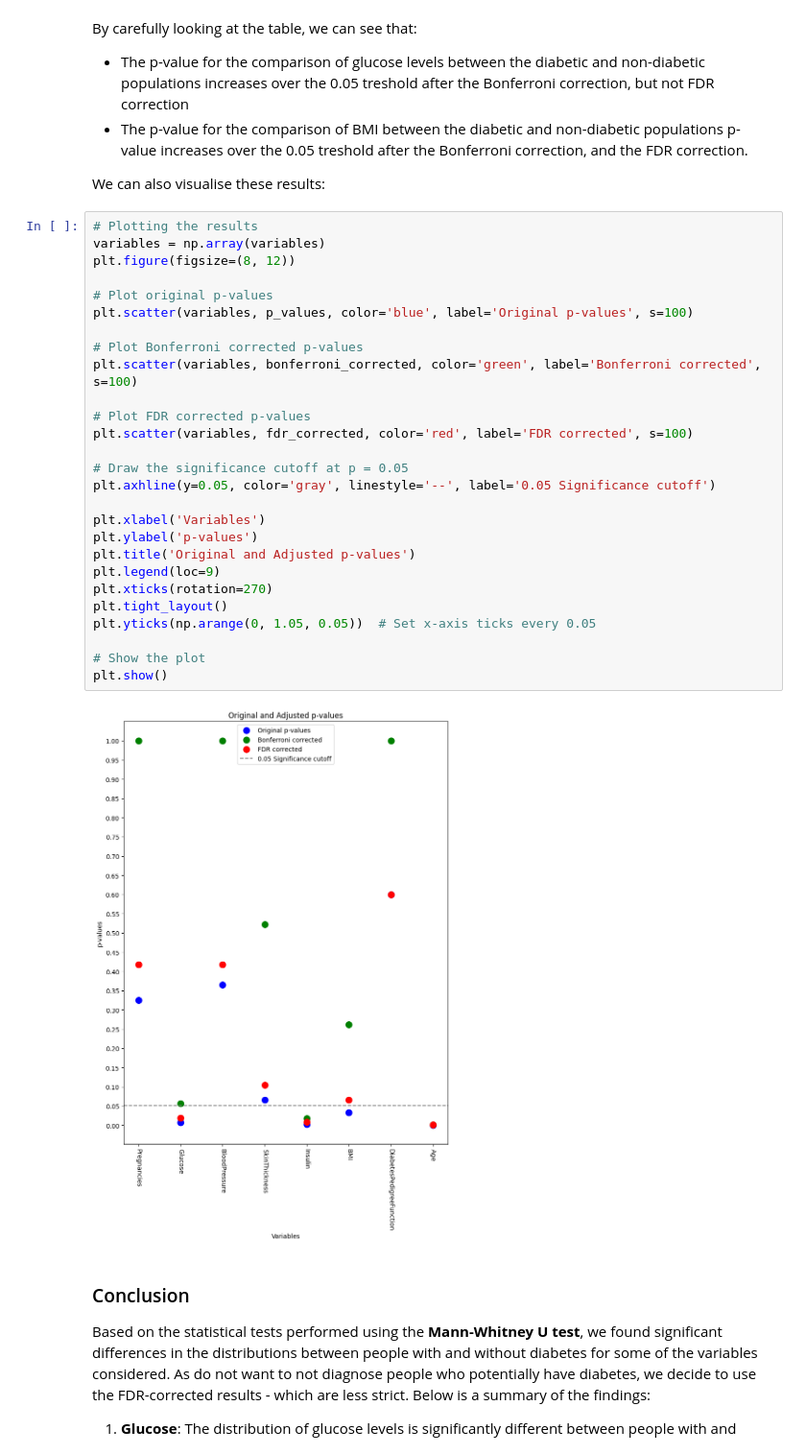
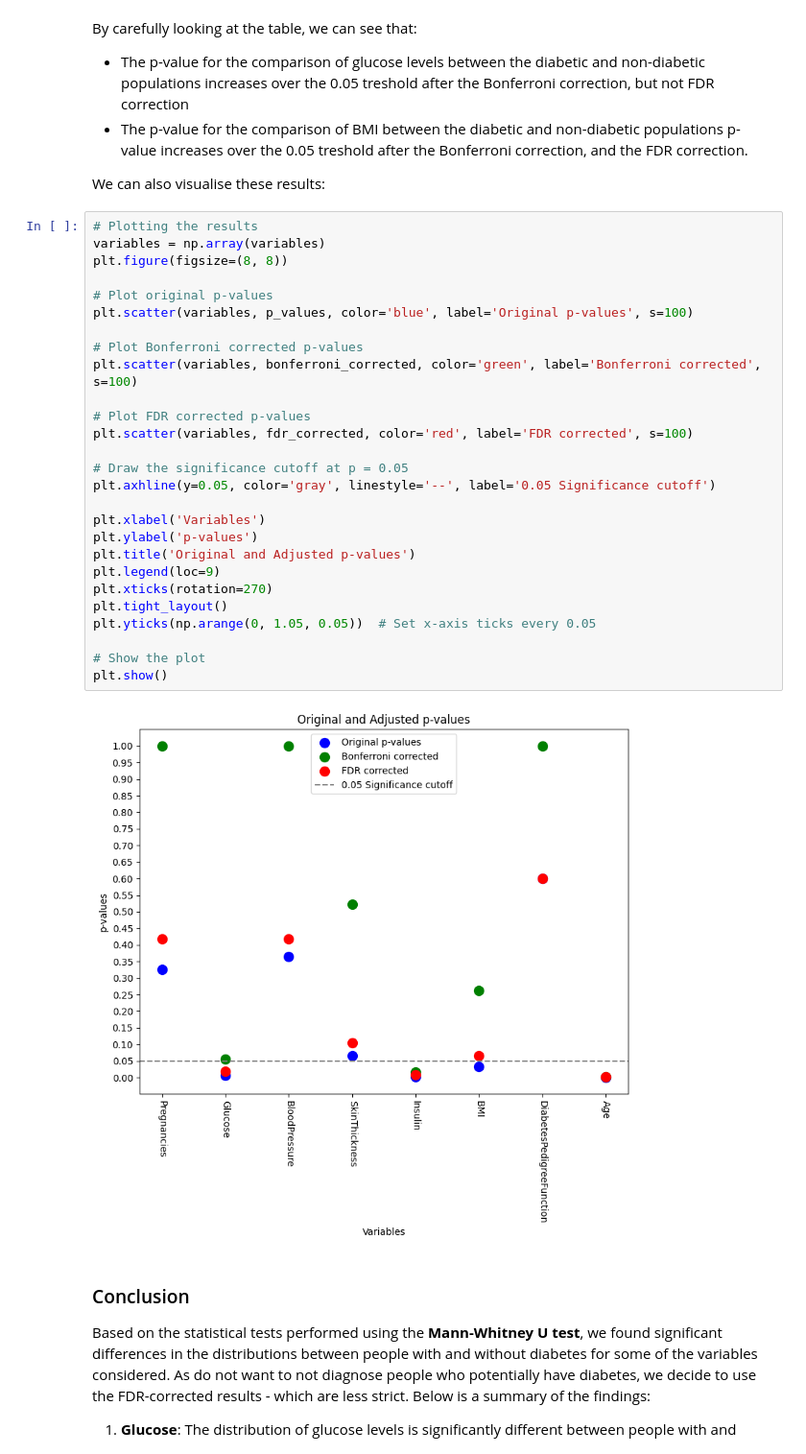
Before and after one commit to imperialchem/python-stats-intro, a Jupyter notebook: part2/stats-intro2.ipynb, the cells around one changed output. Shown: that part at 96% size. Drawn from its saved outputs; the diff is of its cells as text.

```diff
--- a/part2/stats-intro2.ipynb
+++ b/part2/stats-intro2.ipynb
@@ -321,32 +321,32 @@ We can also visualise these results:
 # %%
 # Plotting the results
 variables = np.array(variables)
-plt.figure(figsize=(8, 12))
+plt.figure(figsize=(8, 8))
 
 # Plot original p-values
 plt.scatter(variables, p_values, color='blue', label='Original p-values', s=100)
 
 # Plot Bonferroni corrected p-values
 plt.scatter(variables, bonferroni_corrected, color='green', label='Bonferroni corrected', s=100)
 
 # Plot FDR corrected p-values
 plt.scatter(variables, fdr_corrected, color='red', label='FDR corrected', s=100)
 
 # Draw the significance cutoff at p = 0.05
 plt.axhline(y=0.05, color='gray', linestyle='--', label='0.05 Significance cutoff')
 
 plt.xlabel('Variables')
 plt.ylabel('p-values')
 plt.title('Original and Adjusted p-values')
 plt.legend(loc=9)
 plt.xticks(rotation=270)
 plt.tight_layout()
 plt.yticks(np.arange(0, 1.05, 0.05))  # Set x-axis ticks every 0.05
 
 # Show the plot
 plt.show()
 # %% [output]
-[figure, old version]
+[figure, new version]
 # %% [markdown]
 ### Conclusion
 
```
